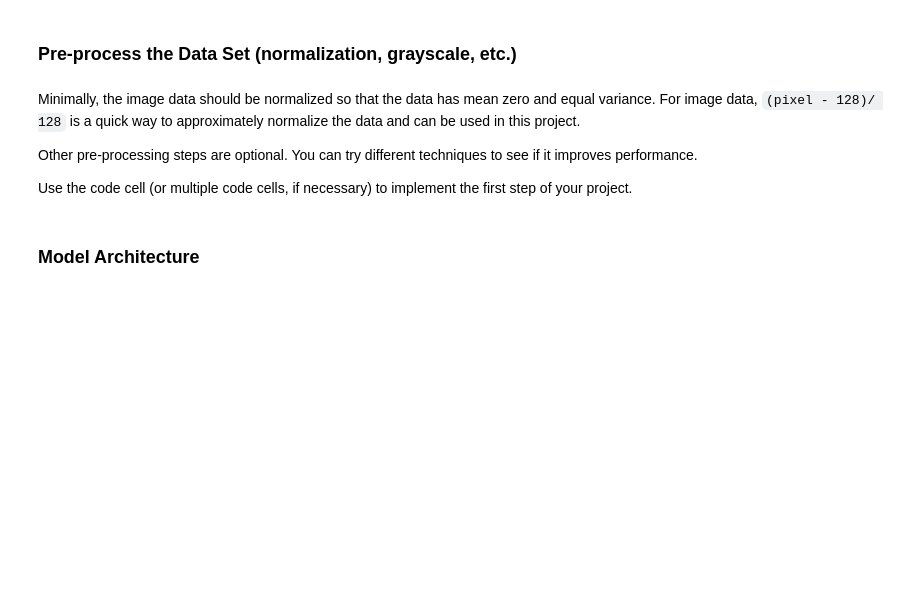
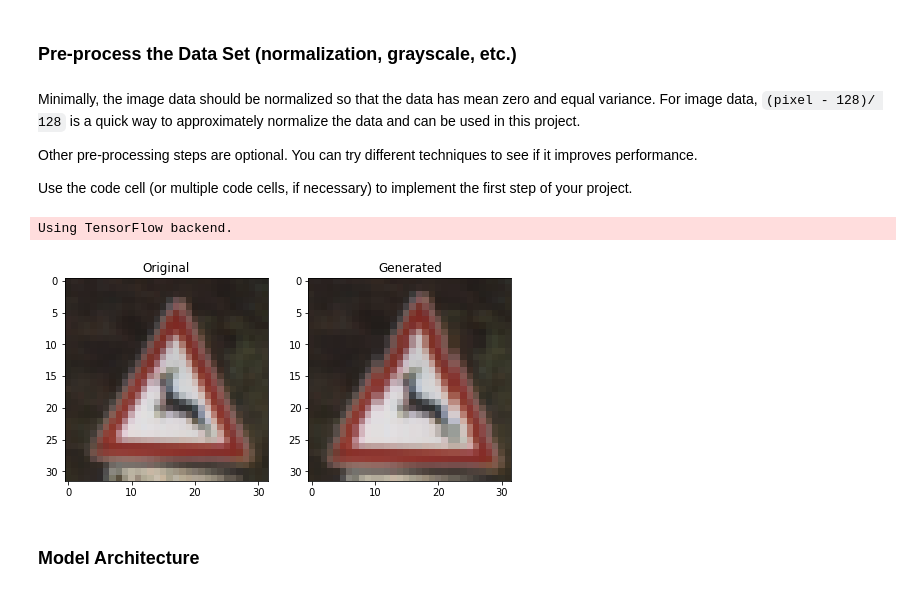
Before and after one commit to AnibalSiguenza/traffic_sign_clasifier, a Jupyter notebook: Traffic_Sign_Classifier.ipynb, the cells around one changed output. Drawn from its saved outputs; the diff is of its cells as text; code cells hidden in the pictures; blank space fills up the shorter version.

```diff
--- a/Traffic_Sign_Classifier.ipynb
+++ b/Traffic_Sign_Classifier.ipynb
@@ -124,24 +133,0 @@ for nImage in range(9):
-# %%
-# example of brighting image augmentation
-from numpy import expand_dims
-from keras.preprocessing.image import load_img
-from keras.preprocessing.image import img_to_array
-from keras.preprocessing.image import ImageDataGenerator
-from matplotlib import pyplot
-
-imgs = X_train_shuffled[0:2,:,:,:]
-datagen = ImageDataGenerator()
-# prepare iterator
-it = datagen.flow(imgs, batch_size=1)
-# generate samples and plot
-for i in range(2):
-    # define subplot
-    pyplot.subplot(330 + 1 + i)
-    # generate batch of images
-    batch = it.next()
-    # convert to unsigned integers for viewing
-    image = batch[0].astype('uint8')
-    # plot raw pixel data
-    pyplot.imshow(image)
-# show the figure
-pyplot.show()
@@ -199,6 +164,7 @@ Use the code cell (or multiple code cells, if necessary) to implement the first
 ### Feel free to use as many code cells as needed.
 import cv2
 from keras.preprocessing.image import ImageDataGenerator
+import numpy as np
 
 def extendTrainData(X, y_train, min_label_elements=500):
     # increse samples of undersample elements
@@ -241,9 +207,24 @@ def preprocessData(X):
     X = np.concatenate((X, np.expand_dims(gray_scale, 3)), axis=3)
     X = (X - 128) / 128
     return X
-
-# process data
-X_train_extended, y_train_extended = extendTrainData(X_train, y_train)
-X_train_processed = preprocessData(X_train_extended)
-X_valid_processed = preprocessData(X_valid)
-X_test_processed = preprocessData(X_test)
+# %% [output]
+Using TensorFlow backend.
+# %%
+n = 500
+
+datagen = ImageDataGenerator(zoom_range=[.9, 1])
+
+it = datagen.flow(X_train[n:n+1], batch_size=1)
+for j in range(1):
+    batch = it.next()
+fig = plt.gcf()
+fig.set_size_inches(8, 8)
+plt.subplot(1,2,1)
+plt.imshow(X_train[n])
+plt.title('Original')
+plt.subplot(1,2,2)
+plt.imshow(batch[0].astype('uint8'))
+plt.title('Generated')
+plt.savefig('./examples/zoom.jpg')
+# %% [output]
+[figure, added]
```
Also changed, not shown: parts of 21 cells of this notebook, 3 other files.
